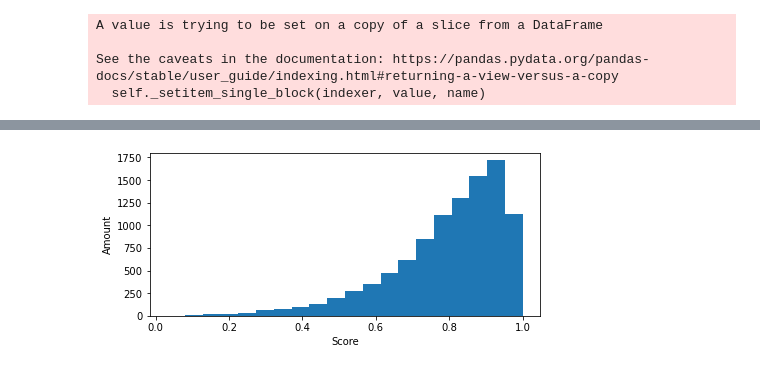
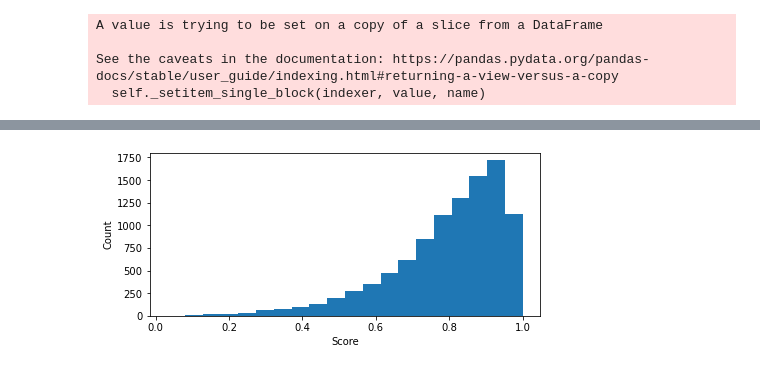
Before and after one commit to emilbreustedt/data-literacy-steam-project, a Jupyter notebook: cleaner.ipynb, the cells around one changed output, grey strips where cells are left out. Cells and saved outputs as stored; diff of their text form; code cells hidden in the pictures.

```diff
--- a/cleaner.ipynb
+++ b/cleaner.ipynb
@@ -266,9 +267,9 @@ df.sample(1000).to_csv('clean_data_small.csv')
 # %%
 # plot distribution
 plt.figure(figsize=(7,3))
 plt.hist(df.score, bins=20)
 plt.xlabel("Score")
-plt.ylabel("Amount")
+plt.ylabel("Count")
 plt.savefig('score_dist.png', dpi=300, bbox_inches="tight")
 # %% [output]
-[figure, old version]
+[figure, new version]
```
Also changed, not shown: parts of 3 cells of this notebook, 1 other file.
